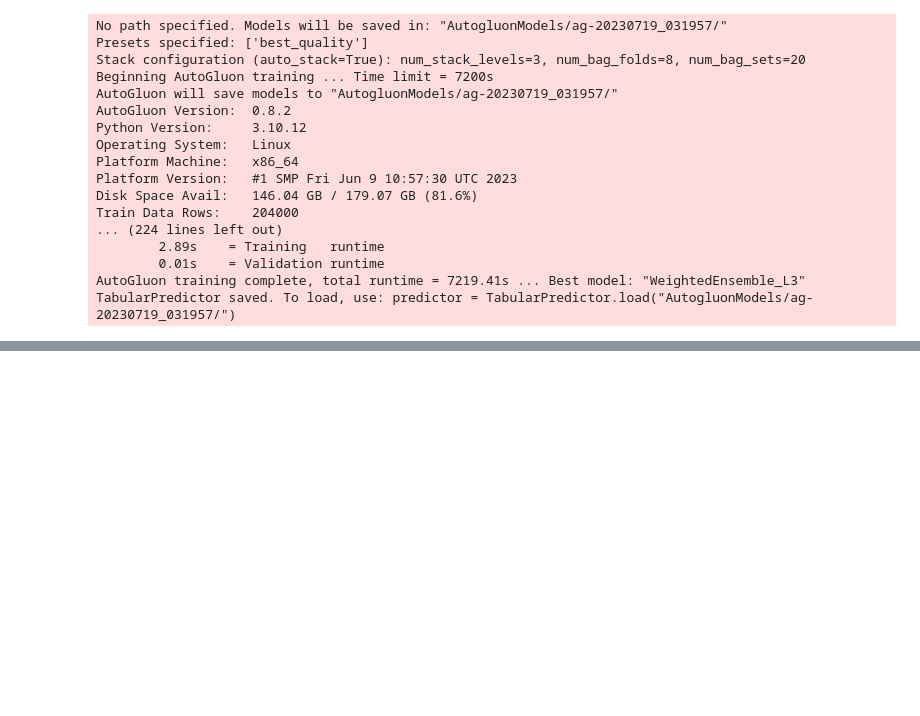
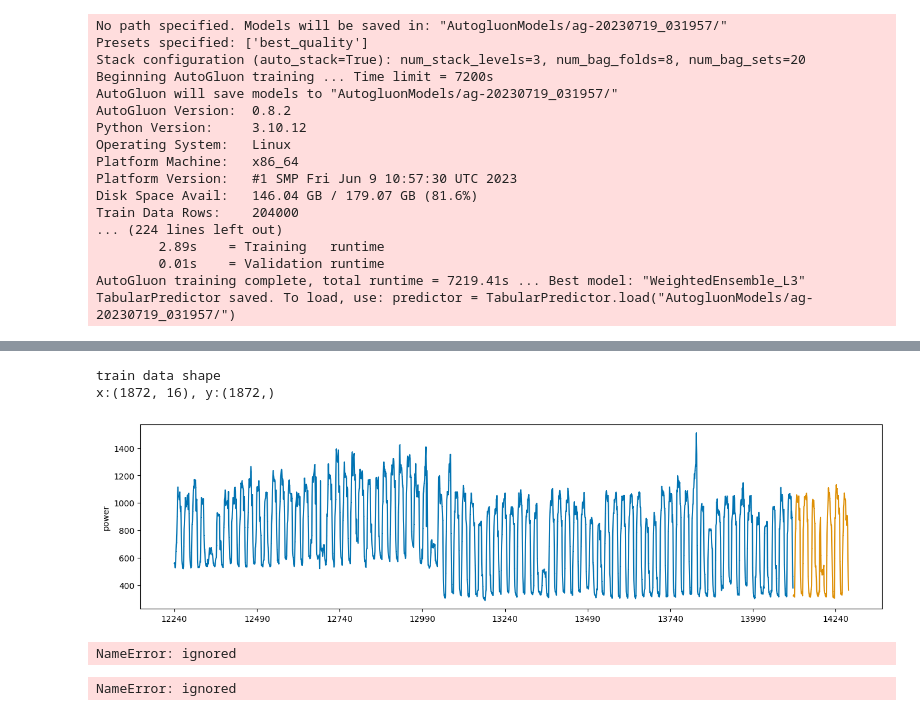
Before and after one commit to joosk3R/jskRprac, a Jupyter notebook: dacon_e_e.ipynb, the cells around one changed output, grey strips where cells are left out. Cells and saved outputs as stored; diff of their text form; code cells hidden in the pictures; blank space fills up the shorter version.

```diff
--- a/dacon_e_e.ipynb
+++ b/dacon_e_e.ipynb
@@ -243,0 +436,7 @@ autogluon결과 전체 데이터를 사용하면 예측력이 떨어짐 시계
+# %%
+## https://dacon.io/competitions/official/235680/codeshare/2366?page=1&dtype=recent
+train['sin_time'] = np.sin(2*np.pi*train.hour/24)
+train['cos_time'] = np.cos(2*np.pi*train.hour/24)
+
+## https://dacon.io/competitions/official/235736/codeshare/2743?page=1&dtype=recent
+train['THI'] = 9/5*train['temp'] - 0.55*(1-train['hum']/100)*(9/5*train['hum']-26)+32
@@ -243,0 +463,20 @@ autogluon결과 전체 데이터를 사용하면 예측력이 떨어짐 시계
+# %%
+
+def CDH(xs):
+    ys = []
+    for i in range(len(xs)):
+        if i < 11:
+            ys.append(np.sum(xs[:(i+1)]-26))
+        else:
+            ys.append(np.sum(xs[(i-11):(i+1)]-26))
+    return np.array(ys)
+
+cdhs = np.array([])
+for num in range(1,101,1):
+    temp = train[train['num'] == num]
+    cdh = CDH(temp['temp'].values)
+    cdhs = np.concatenate([cdhs, cdh])
+train['CDH'] = cdhs
+
+train.drop(['non_elec','solar','hour'], axis = 1, inplace = True)
+train.head()
@@ -243,0 +508,3 @@ autogluon결과 전체 데이터를 사용하면 예측력이 떨어짐 시계
+# %%
+train["prec"] = train["prec"].fillna(0)
+train["sun"] = train["sun"].fillna(0)
@@ -243,0 +543,3 @@ autogluon결과 전체 데이터를 사용하면 예측력이 떨어짐 시계
+# %%
+y = train.loc[train.num == 7, 'power']
+x= train.drop(columns=["power"])
@@ -243,0 +594,13 @@ autogluon결과 전체 데이터를 사용하면 예측력이 떨어짐 시계
+# %%
+x = train.loc[train.num == 7, ].iloc[:, 2:]
+
+y_train, y_valid, x_train, x_valid = temporal_train_test_split(y = y, X = x, test_size = 168) # 24시간*7일 = 168
+
+print('train data shape\nx:{}, y:{}'.format(x_train.shape, y_train.shape))
+
+plot_series(y_train, y_valid, markers=[',' , ','])
+plt.show()
+# %% [output]
+train data shape
+x:(1872, 16), y:(1872,)
+[figure, added]
@@ -243,0 +611,5 @@ autogluon결과 전체 데이터를 사용하면 예측력이 떨어짐 시계
+# %%
+print("실제값이 100일 때 50으로 underestimate할 때의 SMAPE : {}".format(SMAPE(100, 50)))
+print("실제값이 100일 때 150으로 overestimate할 때의 SMAPE : {}".format(SMAPE(100, 150)))
+# %% [output]
+NameError: ignored
@@ -243,0 +624,8 @@ autogluon결과 전체 데이터를 사용하면 예측력이 떨어짐 시계
+# %%
+xgb_reg = XGBRegressor(n_estimators = 10000, seed=0,alpha=100)
+
+xgb_reg.fit(x_train, y_train, eval_set=[(x_train, y_train), (x_valid, y_valid)],
+        early_stopping_rounds=300,
+       verbose=False)
+# %% [output]
+NameError: ignored
```
Also changed, not shown: parts of 51 cells of this notebook.
